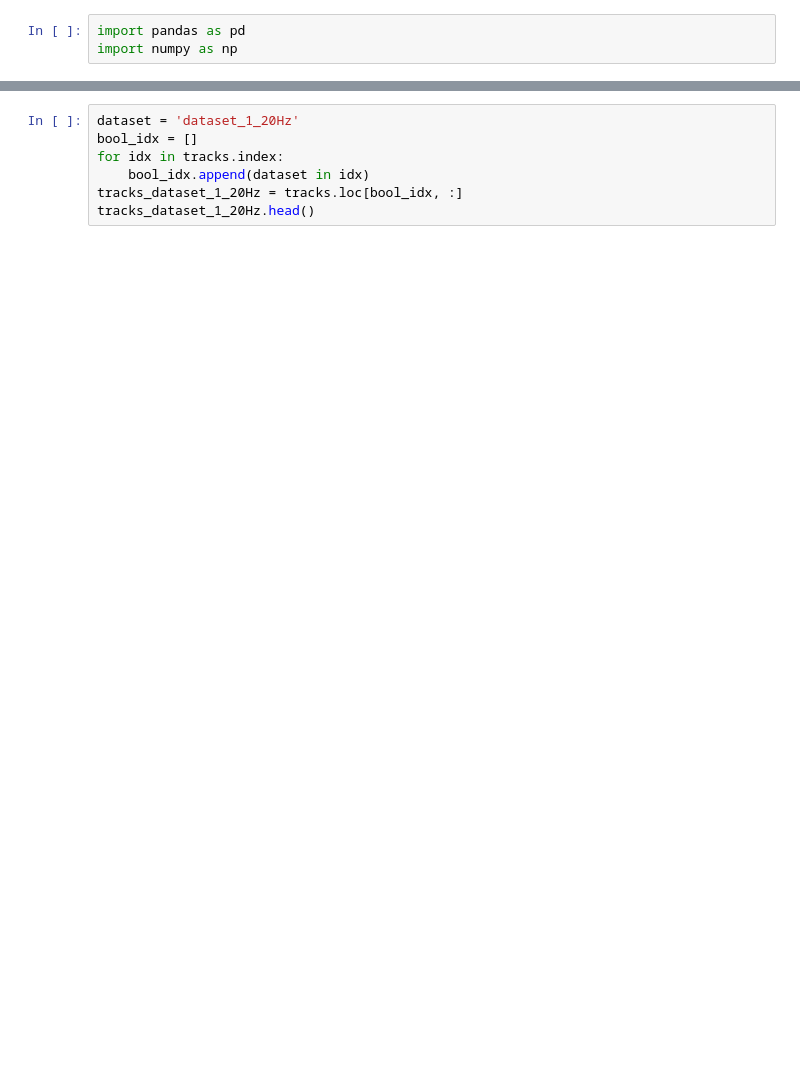
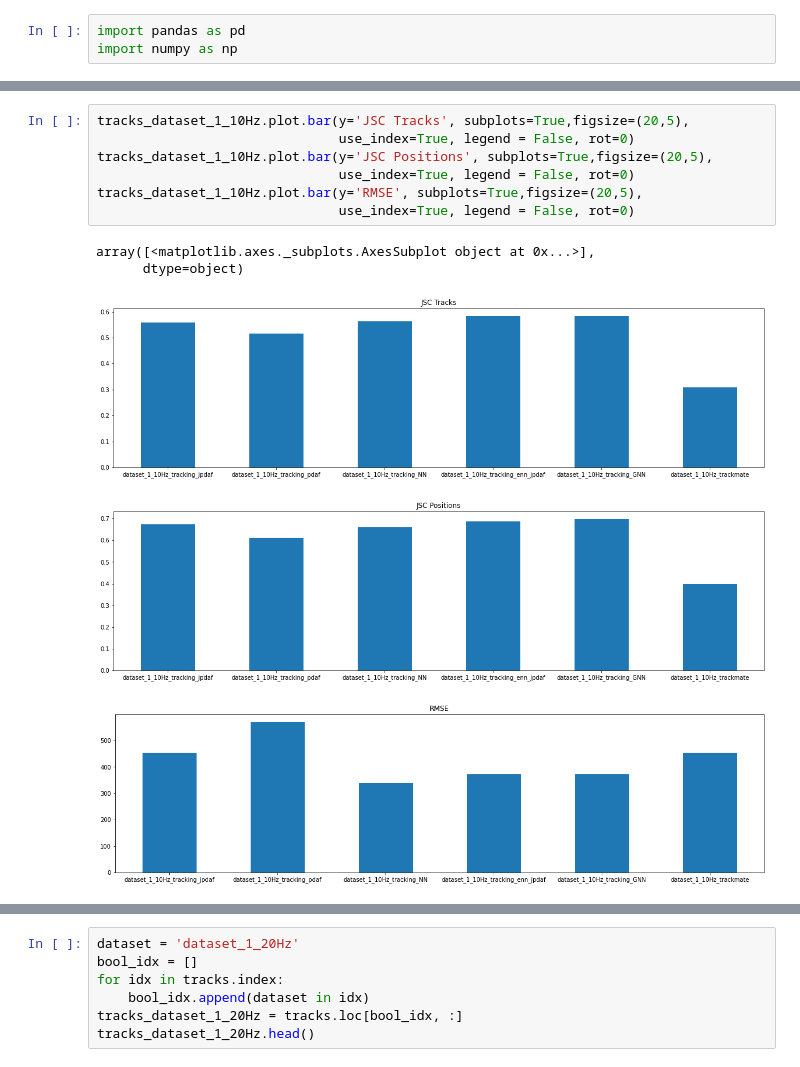
Before and after one commit to MarianoFernandez0/Proyecto-, a Jupyter notebook: tracking_algorithm_evaluation/Plots.ipynb, the cells around one changed output, grey strips where cells are left out. Cells and saved outputs as stored; diff of their text form; blank space fills up the shorter version.

```diff
--- a/tracking_algorithm_evaluation/Plots.ipynb
+++ b/tracking_algorithm_evaluation/Plots.ipynb
@@ -34 +35,14 @@ The history saving thread hit an unexpected error (OperationalError('database or
+# %%
+tracks_dataset_1_10Hz.plot.bar(y='JSC Tracks', subplots=True,figsize=(20,5),
+                               use_index=True, legend = False, rot=0)
+tracks_dataset_1_10Hz.plot.bar(y='JSC Positions', subplots=True,figsize=(20,5),
+                               use_index=True, legend = False, rot=0)
+tracks_dataset_1_10Hz.plot.bar(y='RMSE', subplots=True,figsize=(20,5),
+                               use_index=True, legend = False, rot=0)
+# %% [output]
+array([<matplotlib.axes._subplots.AxesSubplot object at 0x...>],
+      dtype=object)
+[figure, added]
+[figure, added]
+[figure, added]
 # %%
```
Also changed, not shown: parts of 10 cells of this notebook, 1 other file.
